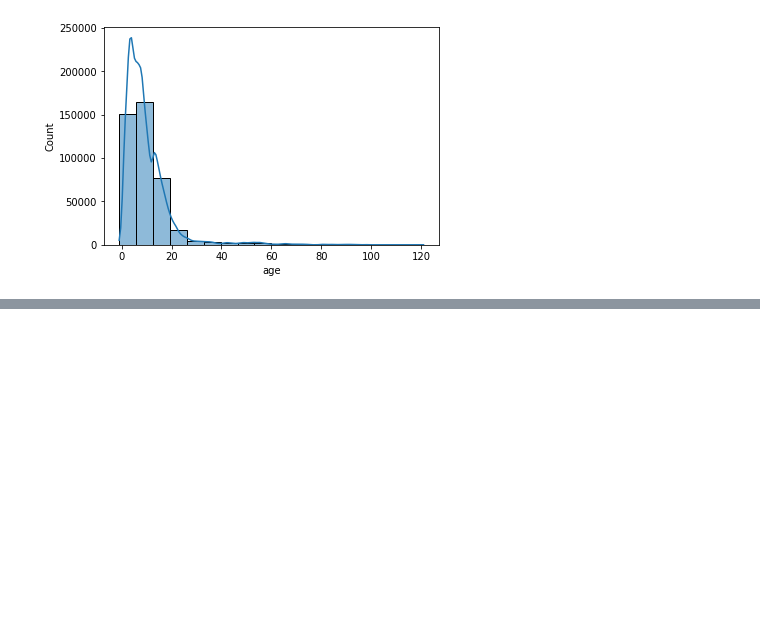
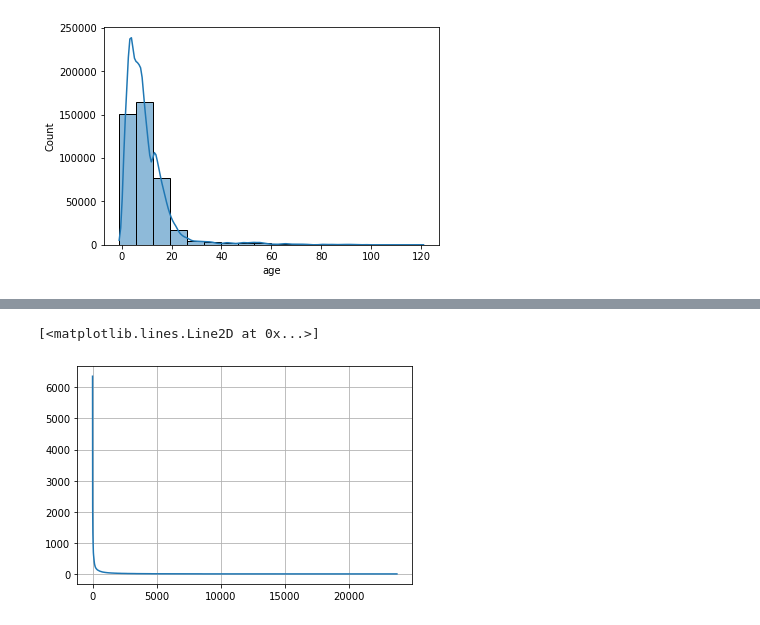
Before and after one commit to spacemaninSeoul/fast_campus_ML300, a Jupyter notebook: ML300제_회귀연습.ipynb, the cells around one changed output, grey strips where cells are left out. Drawn from its saved outputs; the diff is of its cells as text; code cells hidden in the pictures; blank space fills up the shorter version.

```diff
--- a/ML300제_회귀연습.ipynb
+++ b/ML300제_회귀연습.ipynb
@@ -230,0 +288,2 @@ sns.histplot(x='age', data=df, bins=18, kde=True)
+# %%
+df.drop('title_status', axis=1, inplace=True)
@@ -230,0 +331,8 @@ sns.histplot(x='age', data=df, bins=18, kde=True)
+# %%
+col = 'model'
+counts = df[col].fillna('others').value_counts()
+plt.grid()
+plt.plot(range(len(counts)), counts)
+# %% [output]
+[<matplotlib.lines.Line2D at 0x...>]
+[figure, added]
```
Also changed, not shown: parts of 28 cells of this notebook.
